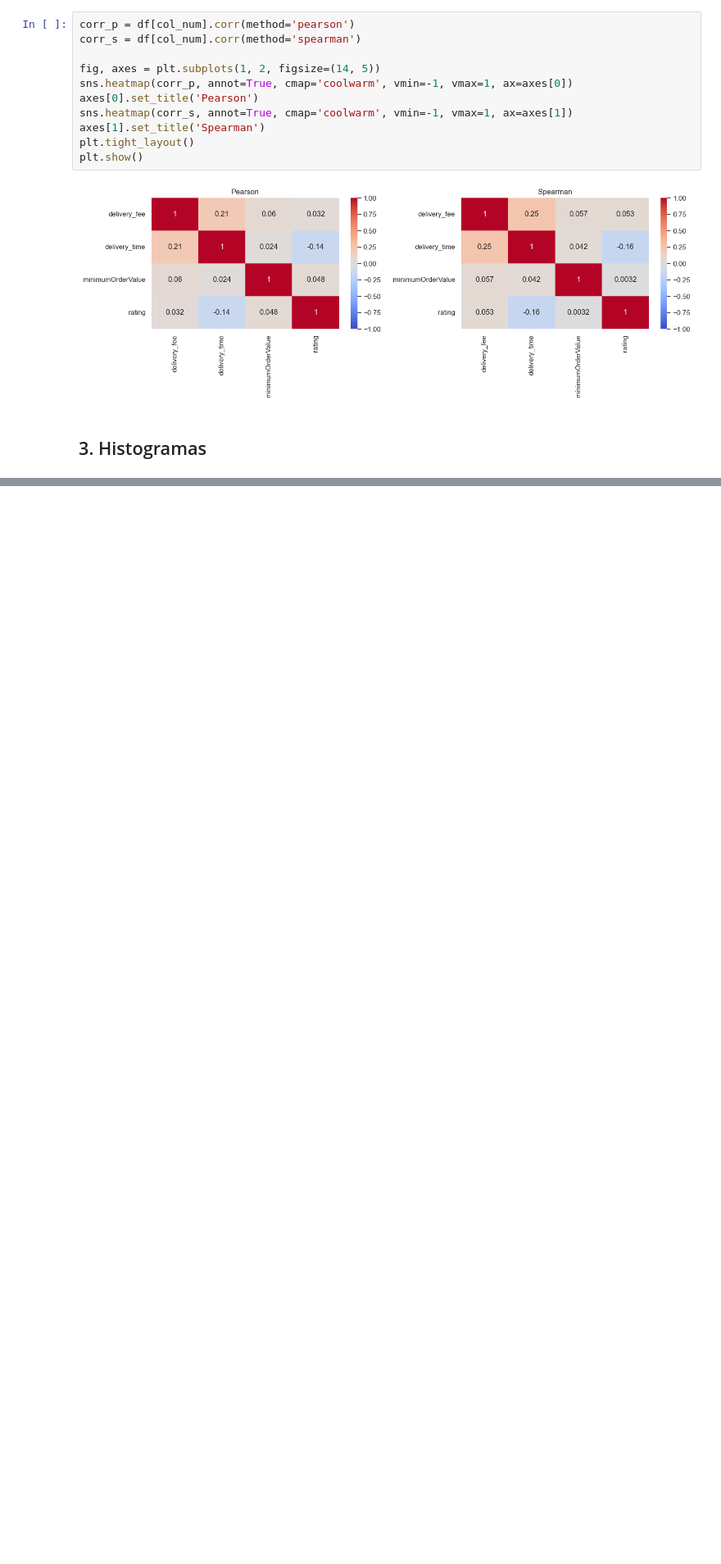
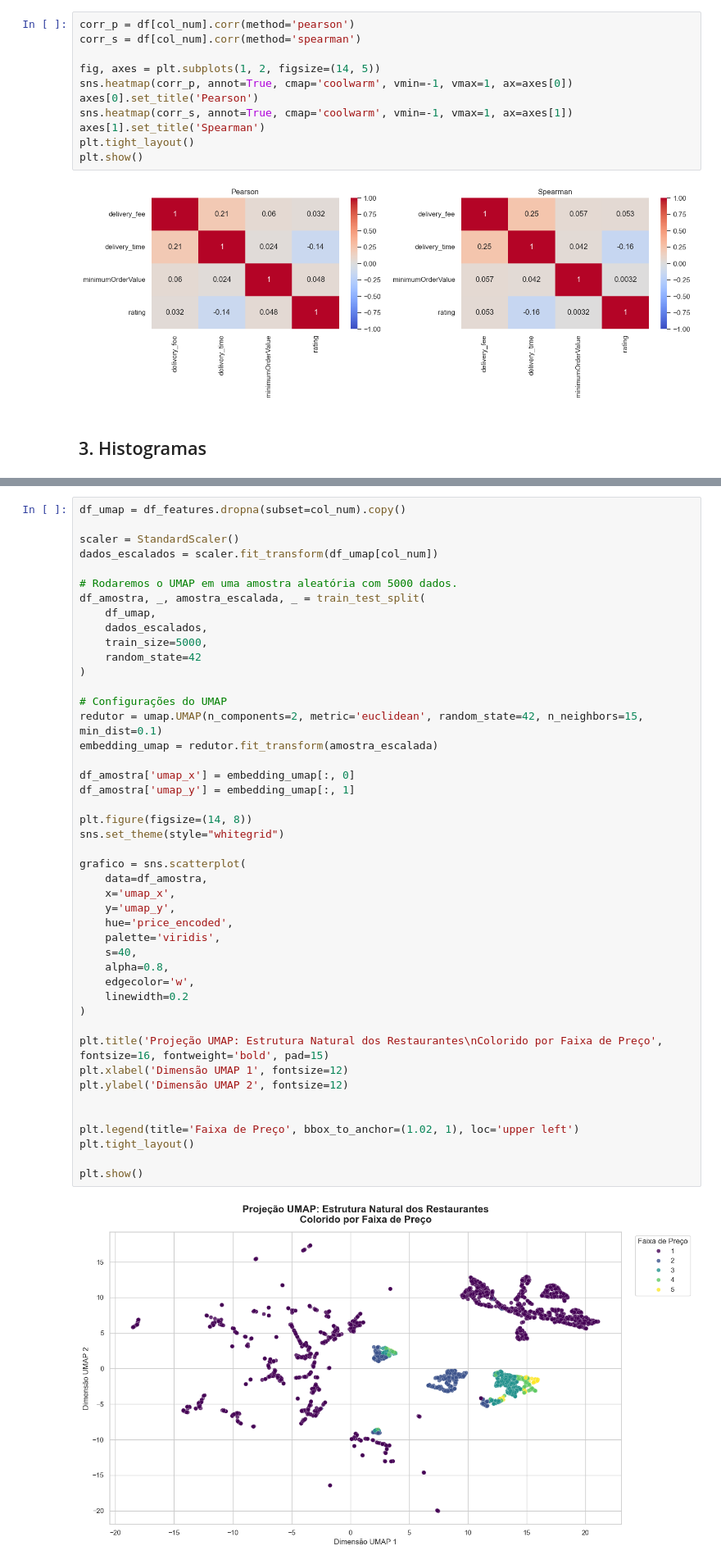
Before and after one commit to Tassara7/cd2-trabalho, a Jupyter notebook: notebooks/analise_exploratoria.ipynb, the cells around one changed output, grey strips where cells are left out. Shown at 82% size. Drawn from its saved outputs; the diff is of its cells as text; blank space fills up the shorter version.

```diff
--- a/notebooks/analise_exploratoria.ipynb
+++ b/notebooks/analise_exploratoria.ipynb
@@ -149,0 +223,47 @@ As correlações entre as variáveis numéricas são fracas (todas abaixo de 0,3
+# %%
+df_umap = df_features.dropna(subset=col_num).copy()
+
+scaler = StandardScaler()
+dados_escalados = scaler.fit_transform(df_umap[col_num])
+
+# Rodaremos o UMAP em uma amostra aleatória com 5000 dados.
+df_amostra, _, amostra_escalada, _ = train_test_split(
+    df_umap,
+    dados_escalados,
+    train_size=5000,
+    random_state=42
+)
+
+# Configurações do UMAP
+redutor = umap.UMAP(n_components=2, metric='euclidean', random_state=42, n_neighbors=15, min_dist=0.1)
+embedding_umap = redutor.fit_transform(amostra_escalada)
+
+df_amostra['umap_x'] = embedding_umap[:, 0]
+df_amostra['umap_y'] = embedding_umap[:, 1]
+
+plt.figure(figsize=(14, 8))
+sns.set_theme(style="whitegrid")
+
+grafico = sns.scatterplot(
+    data=df_amostra,
+    x='umap_x',
+    y='umap_y',
+    hue='price_encoded',
+    palette='viridis',
+    s=40,
+    alpha=0.8,
+    edgecolor='w',
+    linewidth=0.2
+)
+
+plt.title('Projeção UMAP: Estrutura Natural dos Restaurantes\nColorido por Faixa de Preço', fontsize=16, fontweight='bold', pad=15)
+plt.xlabel('Dimensão UMAP 1', fontsize=12)
+plt.ylabel('Dimensão UMAP 2', fontsize=12)
+
+
+plt.legend(title='Faixa de Preço', bbox_to_anchor=(1.02, 1), loc='upper left')
+plt.tight_layout()
+
+plt.show()
+# %% [output]
+[figure, added]
```
Also changed, not shown: parts of 18 cells of this notebook, 4 other files.
